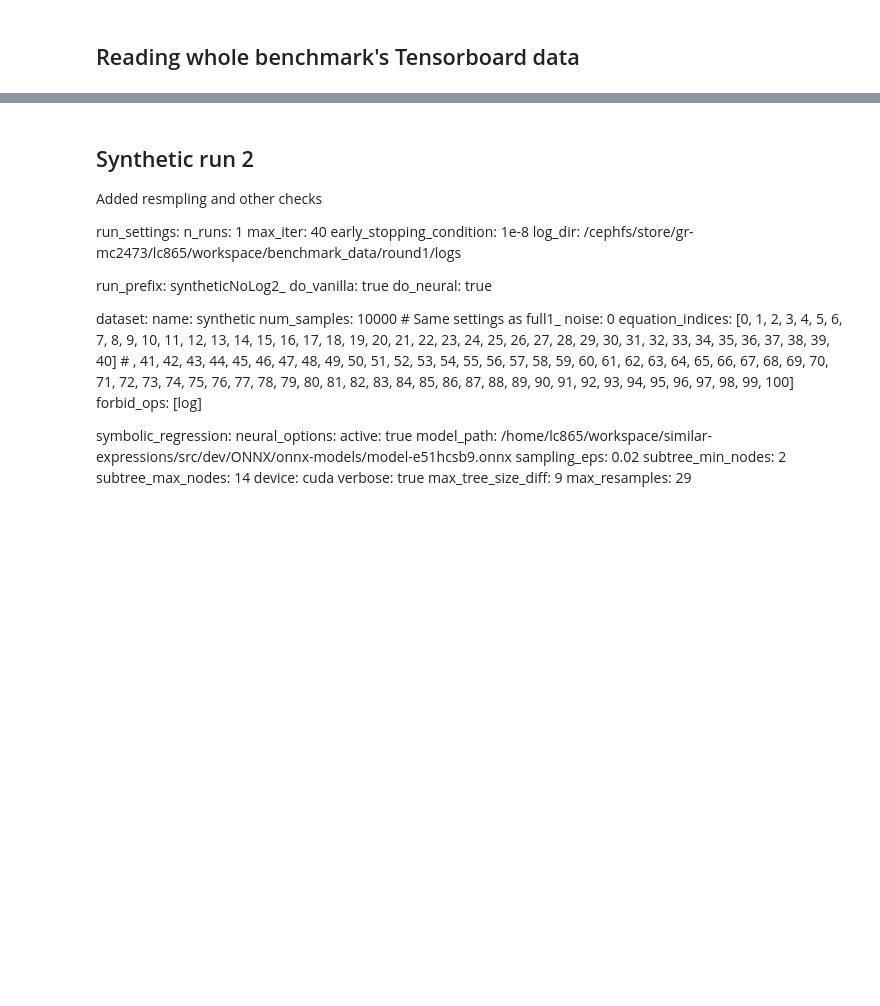
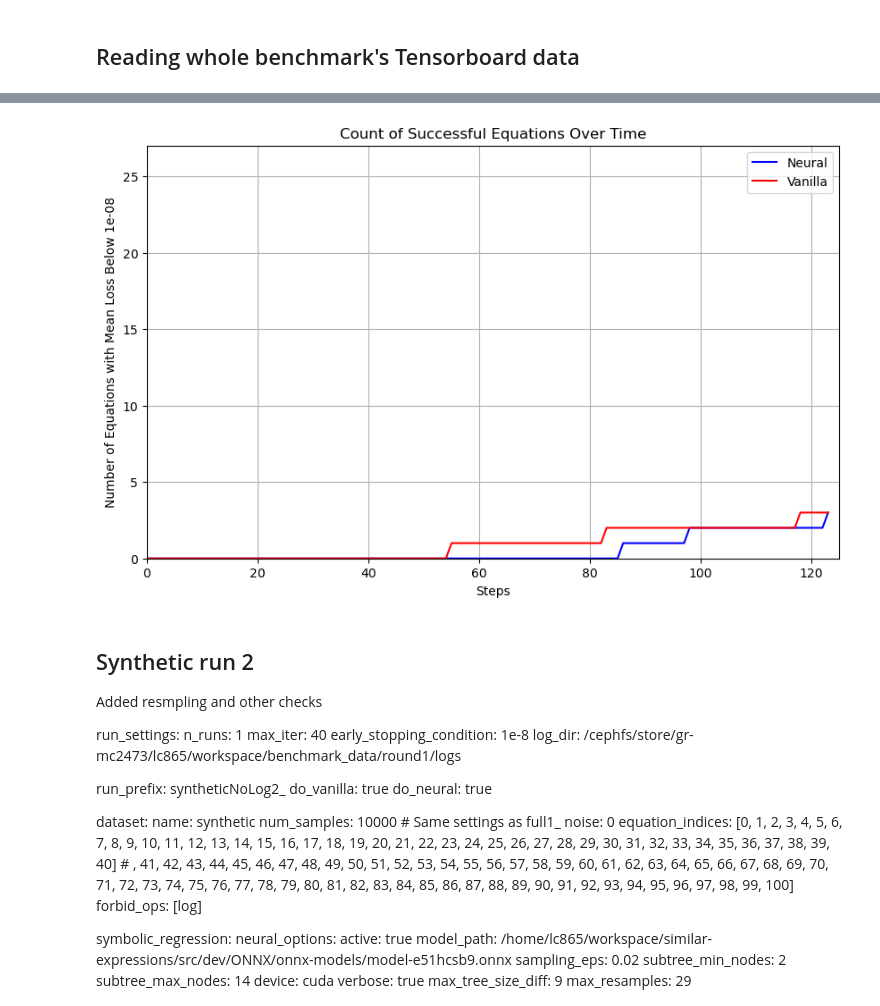
Before and after one commit to LuisCarretero/similar-expressions, a Jupyter notebook: src/sr_inference_benchmarking/dev.ipynb, the cells around one changed output, grey strips where cells are left out. Cells and saved outputs as stored; diff of their text form; code cells hidden in the pictures; blank space fills up the shorter version.

```diff
--- a/src/sr_inference_benchmarking/dev.ipynb
+++ b/src/sr_inference_benchmarking/dev.ipynb
@@ -718,3 +793,7 @@ def plot_threshold_counts(loss_arrays, threshold=1e-8):
+# %%
+plot_threshold_counts(losses, threshold=1.1e-8)
+# %% [output]
+[figure, added]
 # %% [markdown]
 ## Synthetic run 2
 Added resmpling and other checks
```
Also changed, not shown: parts of 15 cells of this notebook, 3 other files.
